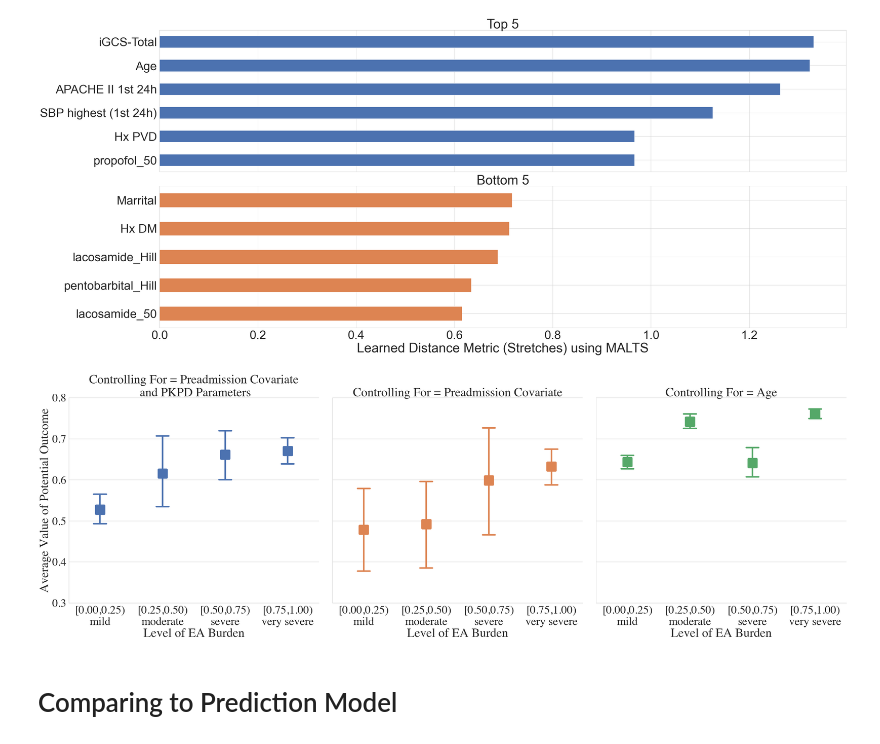
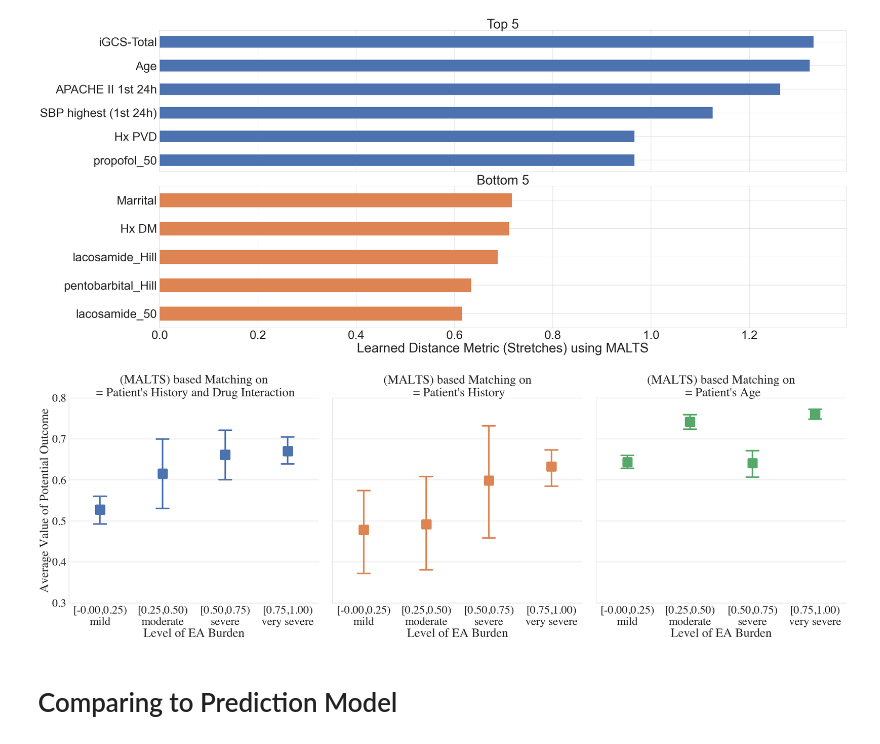
Before and after one commit to Hockey86/iic_causal_inference, a Jupyter notebook: aim2/max_iic.ipynb, the cells around one changed output. Cells and saved outputs as stored; diff of their text form; code cells hidden in the pictures.

```diff
--- a/aim2/max_iic.ipynb
+++ b/aim2/max_iic.ipynb
@@ -10,6 +10,7 @@ import sklearn.linear_model as lm
 import sklearn.tree as tree
 import sklearn.svm as svm
 import sklearn.ensemble as en
+from sklearn.neighbors import NearestNeighbors
 import warnings
 from dtreeviz.trees import dtreeviz
 import graphviz
@@ -103,7 +104,10 @@ def setup_coarsen_data(iic_burden,window = 36,summarize='max',**kwargs):
 df_pkpd = pd.read_csv('PD_Parameters_result.csv',index_col=0)
 df_pkpd = df_pkpd.fillna(df_pkpd.mean())
 
+print(df_pkpd.shape[0])
+
 df_coarsen = setup_coarsen_data(iic_burden,window = 6,summarize='max')
+print(df_coarsen.shape[0])
 # df_pkpd = pd.read_csv('../aim1/step6_simulator/results_iic_burden_smooth/params_mean_CNNIIC_iic_burden_smooth_cauchy_expit_lognormal_drugoutside_ARMA2,6_iter1000.csv',
 #                      index_col=0, header=0)
 # df_pkpd = df_pkpd[['alpha0', 'alpha[1]','alpha[2]', 'b[lacosamide]', 'b[levetiracetam]',
@@ -112,7 +116,11 @@ df_coarsen_1 = df_coarsen[iic_burden['Cname']+['mRS', 'E'
                                                ,'lacosamide', 'levetiracetam', 'midazolam',
                                                'pentobarbital', 'phenobarbital', 'propofol', 'valproate']].dropna()
 
+print(df_coarsen_1.shape[0])
+
 df_coarsen_1 = df_coarsen_1.join(df_pkpd,how='inner')
+print(df_coarsen_1.shape[0])
+
 continuous = ['Age','iGCS-Total','iGCS = T?','Worst GCS in 1st 24h','Worst GCS intub','APACHE II 1st 24h',
               'SBP highest (1st 24h)','SBP lowest (1st 24h)','DBP highest (1st 24h)','DBP lowest (1st 24h)',
               'HR highest (1std 24h)','HR lowest (1st 24h)','premorbid MRS']
@@ -121,8 +129,8 @@ discrete = set(iic_burden['Cname']).difference(continuous)
 df_coarsen_1['Y'] = (df_coarsen_1['mRS'] > 3).astype(float)
 
 n_thresholds = 5
-thresholds = [0,0.25,0.5,0.75,1]#list(np.linspace(0,1,num=n_thresholds))
-gain = thresholds[1]-thresholds[0]
+thresholds = [-0.000001,0.25,0.5,0.75,1]#list(np.linspace(0,1,num=n_thresholds))
+gain = 0.25
 iic_level = df_coarsen_1['E']>2
 for threshold in thresholds:
     iic_level = iic_level + gain*(df_coarsen_1['E']>threshold).astype(int)
@@ -139,11 +147,13 @@ drug_level = ( (df_coarsen_1['levetiracetam'] > 20) +
 df_coarsen_1['iic'] = np.round(iic_level,2).astype(str)
 df_coarsen_1['drug'] = drug_level
 df_coarsen_1['T'] = '('+df_coarsen_1['iic'].astype(str) +', '+df_coarsen_1['drug'].astype(str)+')'
+print(df_coarsen_1.shape[0])
 
 df_race = pd.read_csv('covariates-full.csv',index_col=0)[['Race']]
 df_race = df_race.loc[list(df_coarsen_1.index)]
 df_race = pd.get_dummies(df_race)[['Race_Asian', 'Race_Black or African American', 'Race_White or Caucasian']]
 
 df_coarsen_1 = df_coarsen_1.join(df_race,how='inner')
+print(df_coarsen_1.shape[0])
 
 df_coarsen_1.to_csv('max_df_coarsen.csv')
@@ -389,37 +405,37 @@ from matplotlib import rc
 #rc('font',**{'family':'sans-serif','sans-serif':['Helvetica']})
 rc('font',**{'family':'serif','serif':['Times']})
 rc('text', usetex=False)
 
 # fig,ax = plt.subplots(figsize=(20,15))
-control = ['Preadmission Covariate\n and PKPD Parameters','Preadmission Covariate','Age']
+control = ['Patient\'s History and Drug Interaction','Patient\'s History','Patient\'s Age']
 df_apo = [apo_tight_0_c_pkpd,apo_tight_0_c,apo_tight_0_age]
 df_plot = pd.DataFrame()
 for i in range(len(df_apo)):
     df_plot_ = df_apo[i]
-    df_plot_['Controlling For'] = [control[i] for k in range(df_plot_.shape[0])]
+    df_plot_['(MALTS) based Matching on\n'] = [control[i] for k in range(df_plot_.shape[0])]
     df_plot = df_plot.append(df_plot_)
 
-g = sns.FacetGrid(df_plot, col="Controlling For",hue='Controlling For',height=15,sharex=True,sharey=True)
+g = sns.FacetGrid(df_plot, col="(MALTS) based Matching on\n",hue='(MALTS) based Matching on\n',height=15,sharex=True,sharey=True)
 g.map(sns.pointplot,
              'index','Average Potential Outcome',join=False,
              capsize=.2,markers=['s','o','v'],dodge=0.25,scale = 4.5,errwidth=6,ci=90)
 # sns.lineplot(data=apo_tight_0_c.mean(axis=0).reset_index().rename(columns={0:'Average Potential Outcome'}),
 #             x='index',y='Average Potential Outcome',ax=ax)
 # sns.lineplot(data=apo_tight_0.mean(axis=0).reset_index().rename(columns={0:'Average Potential Outcome'}),
 #             x='index',y='Average Potential Outcome',ax=ax)
 # sns.lineplot(data=apo_tight_1_c_pkpd.mean(axis=0).reset_index().rename(columns={0:'Average Potential Outcome'}),
 #             x='index',y='Average Potential Outcome',ax=ax,ci='sd')
 # plt.legend(['Preadmission Covariate\n and PKPD Parameters','Preadmission Covariate','Age'],title="Controlling for")
 # plt.axhline(0.528,c='black',ls='--',lw=5)
 g.set_xlabels('Level of EA Burden')
 g.set_ylabels('Average Value of Potential Outcome')
 plt.ylim((0.3,0.8))
 level_eng = ['mild','moderate','severe','very severe']
 plt.xticks(np.arange(len(thresholds)-1),['[%.2f,%.2f)\n%s'%(thresholds[i-1],thresholds[i],level_eng[i-1]) for i in range(1,len(thresholds)) ] )
 # plt.legend([],[], frameon=False)
 plt.savefig('comp_max.png')
 # %% [output]
-[figure, old version]
+[figure, new version]
 # %% [markdown]
 # Comparing to Prediction Model
 # %%
```
Also changed, not shown: parts of 22 cells of this notebook, 9 other files.
